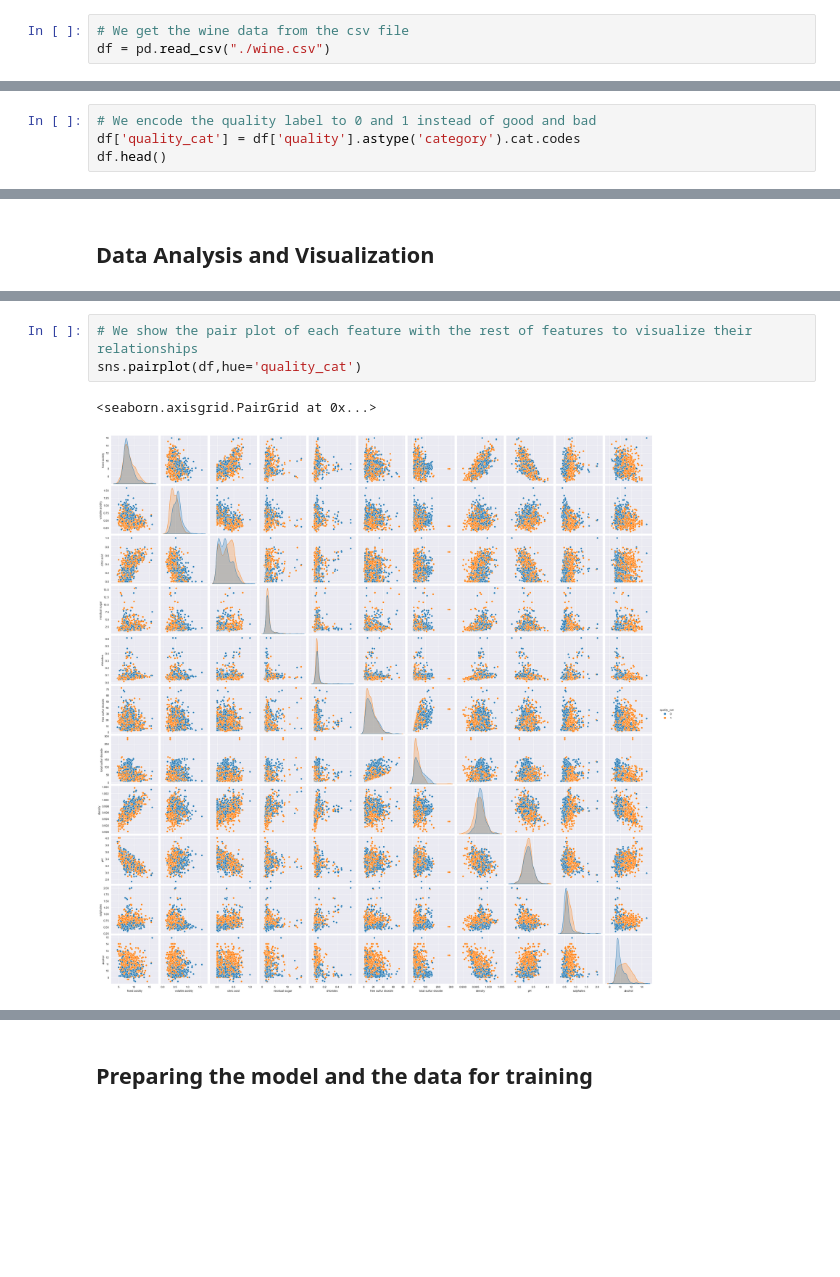
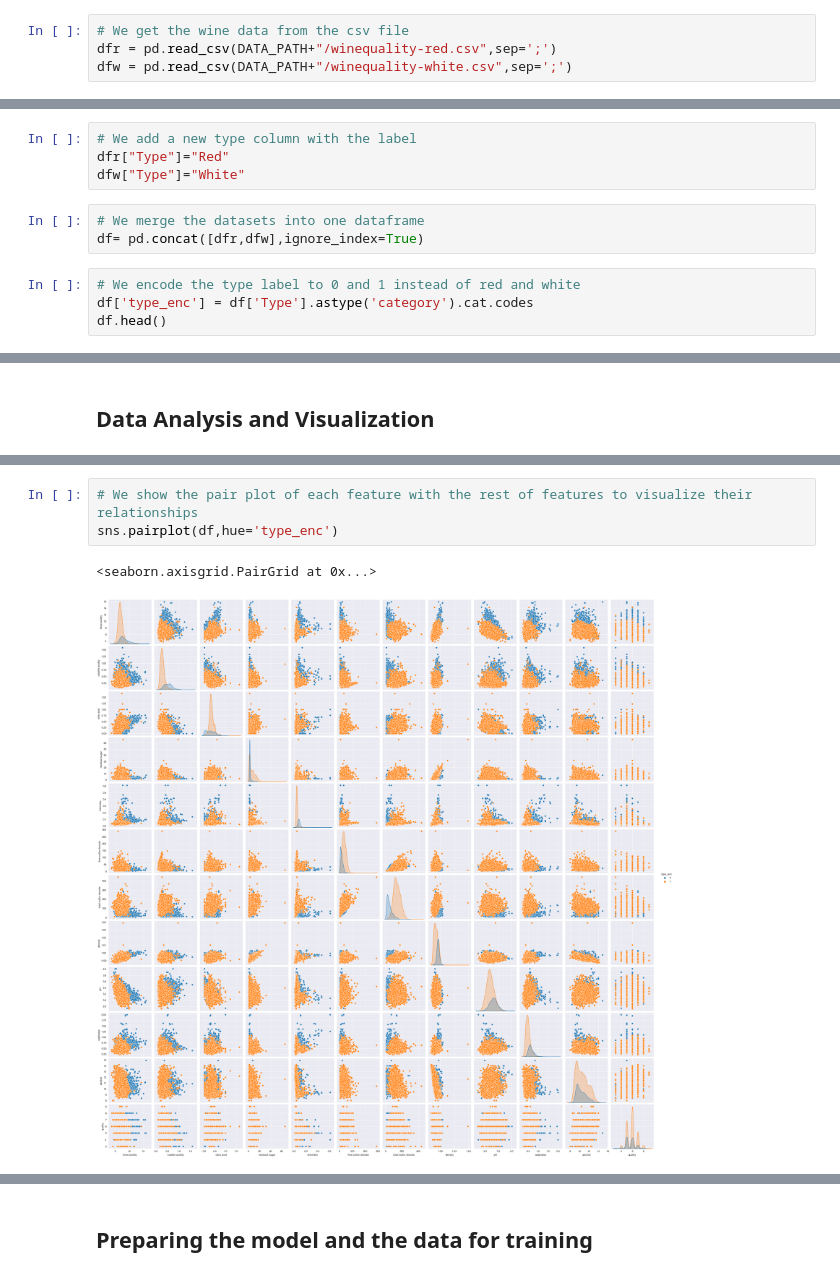
Before and after one commit to CherifYasmine/wine-quality-prediction, a Jupyter notebook: wine-quality-prediction.ipynb, the cells around one changed output, grey strips where cells are left out. Drawn from its saved outputs; the diff is of its cells as text; blank space fills up the shorter version.

Commit message:
Refactor project from quality classification to type classification

```diff
--- a/wine-quality-prediction.ipynb
+++ b/wine-quality-prediction.ipynb
@@ -19,4 +21,5 @@ from sklearn.model_selection import train_test_split
 # %%
 # We get the wine data from the csv file
-df = pd.read_csv("./wine.csv")
+dfr = pd.read_csv(DATA_PATH+"/winequality-red.csv",sep=';')
+dfw = pd.read_csv(DATA_PATH+"/winequality-white.csv",sep=';')
 # %%
@@ -62,8 +78,15 @@ We have 11 caracteristics of wine in type float and the 12th feature is a string
 # %% [markdown]
 ## Preprocessing the data
+# %%
+# We add a new type column with the label
+dfr["Type"]="Red"
+dfw["Type"]="White"
+# %%
+# We merge the datasets into one dataframe
+df= pd.concat([dfr,dfw],ignore_index=True)
 # %%
-# We encode the quality label to 0 and 1 instead of good and bad
-df['quality_cat'] = df['quality'].astype('category').cat.codes
+# We encode the type label to 0 and 1 instead of red and white
+df['type_enc'] = df['Type'].astype('category').cat.codes
 df.head()
 # %% [output]
 |  | fixed acidity | volatile acidity | citric acid | residual sugar | chlorides | free sulfur dioxide | ... |
@@ -90,9 +113,9 @@ df.describe()
 # %%
 # We show the pair plot of each feature with the rest of features to visualize their relationships
-sns.pairplot(df,hue='quality_cat')
+sns.pairplot(df,hue='type_enc')
 # %% [output]
 <seaborn.axisgrid.PairGrid at 0x...>
-[figure, old version]
+[figure, new version]
 # %%
 # We show the correlation between the different features
 corr = df.corr()
```
Also changed, not shown: parts of 27 cells of this notebook, 5 other files.
